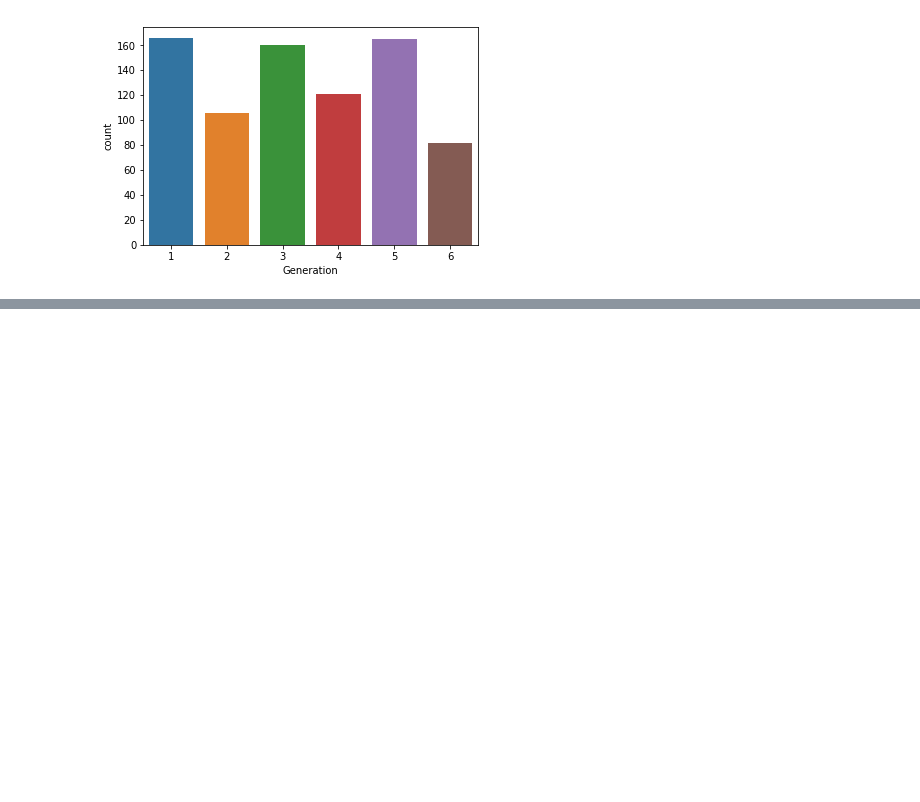
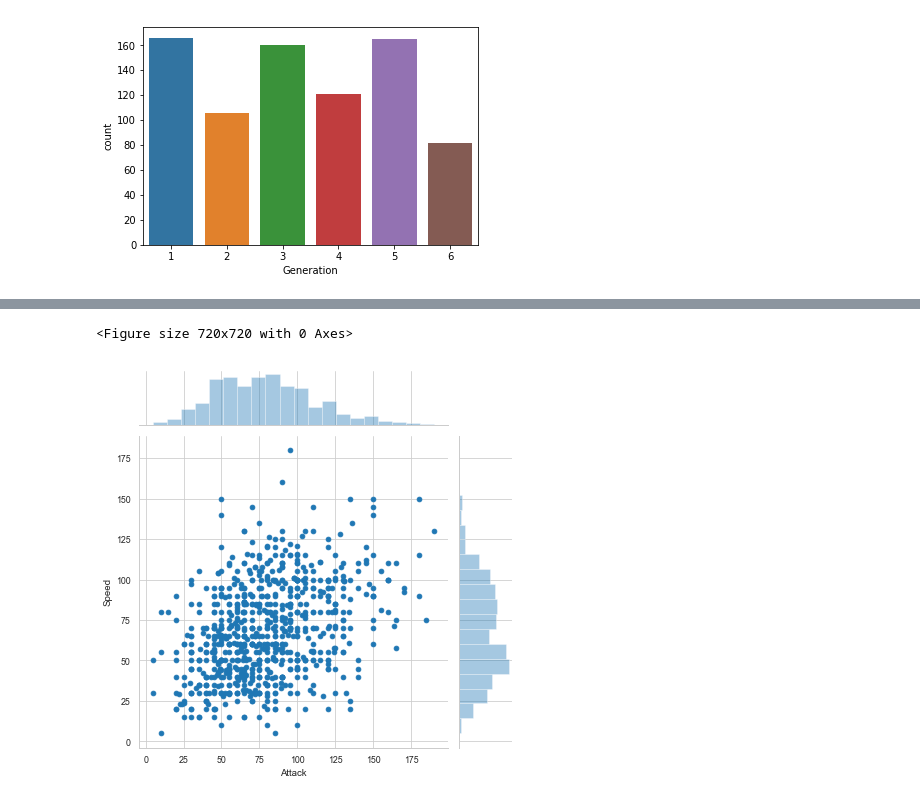
Before and after one commit to DanielPDWalker/Pokemon-Seaborn-Exploration, a Jupyter notebook: Pokemon - Seaborn Visulisation.ipynb, the cells around one changed output, grey strips where cells are left out. Cells and saved outputs as stored; diff of their text form; code cells hidden in the pictures; blank space fills up the shorter version.

```diff
--- a/Pokemon - Seaborn Visulisation.ipynb
+++ b/Pokemon - Seaborn Visulisation.ipynb
@@ -77,0 +79,8 @@ df['Type 1'].value_counts().plot(kind='bar')
+# %%
+sns.set_context('paper')
+sns.set_style("whitegrid")
+fig = plt.figure(figsize=(10,10))
+ax = sns.jointplot(x='Attack', y='Speed', data=df)
+# %% [output]
+<Figure size 720x720 with 0 Axes>
+[figure, added]
```
Also changed, not shown: parts of 8 cells of this notebook.
